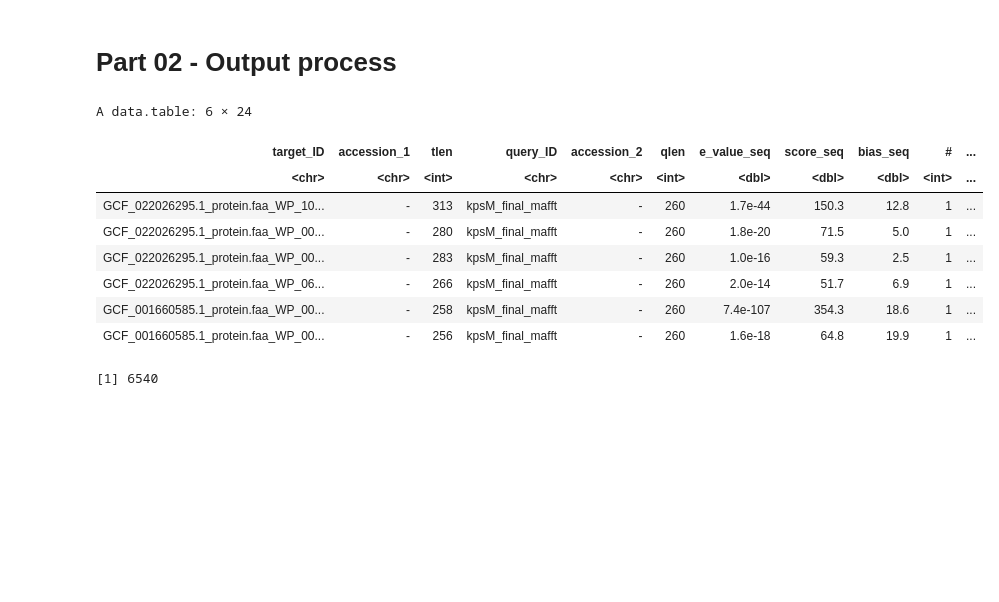
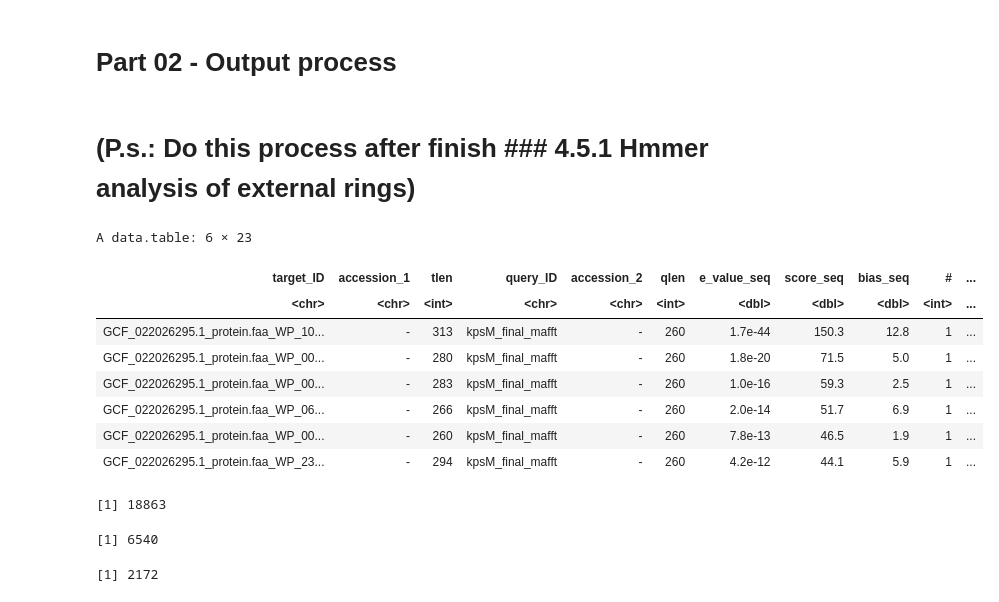
Before and after one commit to edtankian97/microbiota_sialylation, a Jupyter notebook: genomes_download/scripts/jupyter_scripts/hmm_process_external_rings.ipynb, the cells around one changed output. Cells and saved outputs as stored; diff of their text form; code cells hidden in the pictures; blank space fills up the shorter version.

```diff
--- a/genomes_download/scripts/jupyter_scripts/hmm_process_external_rings.ipynb
+++ b/genomes_download/scripts/jupyter_scripts/hmm_process_external_rings.ipynb
@@ -141,30 +141,50 @@ write_tsv(cover_neuD_ncbi_filter, "Protein_database/external_rings_models/extern
 write_tsv(cover_neuO_ncbi_filter, "Protein_database/external_rings_models/external_rings_output/cover_neuO_ncbi_filter.tsv")
 # %% [markdown]
 # Part 02 - Output process
+# %% [markdown]
+# (P.s.: Do this process after finish ### 4.5.1 Hmmer analysis of external rings)
 # %%
 #KpsM
 #Update file PATH, if necessary.
-#wrong output
-View_kpsM_ncbi_40_complete <-fread("plots_data/hmmer_out/final_kpsM_complete_process.tsv", fill =Inf
-)[, 1:24]
+View_kpsM_ncbi_40_complete <-fread("plots_data/hmmer_out/file_output_kpsM.tsv", fill =Inf
+)[, 1:23]
 
-column_names <-c("target_ID", "accession_1", "tlen", "query_ID", "accession_2", "qlen", "e_value_seq",
+column_names_external <-c("target_ID", "accession_1", "tlen", "query_ID", "accession_2", "qlen", "e_value_seq",
                  "score_seq", "bias_seq", "#", "of", "c_value", "i_value", "score_dom", "bias_dom",
-                 "hmm_from", "hmm_to", "ali_from", "ali_to", "env_from", "env_to", "acc", "description",
-                 "of_1")
+                 "hmm_from", "hmm_to", "ali_from", "ali_to", "env_from", "env_to", "acc", "description")
 
-setnames(View_kpsM_ncbi_40_complete, column_names)
+setnames(View_kpsM_ncbi_40_complete, column_names_external)
 
 head(View_kpsM_ncbi_40_complete)
 nrow(View_kpsM_ncbi_40_complete)
 # %% [output]
-A data.table: 6 × 24
+A data.table: 6 × 23
 | target_ID | accession_1 | tlen | query_ID | accession_2 | qlen | e_value_seq | score_seq | bias_seq | # | ... |
 | <chr> | <chr> | <int> | <chr> | <chr> | <int> | <dbl> | <dbl> | <dbl> | <int> | ... |
 | GCF_022026295.1_protein.faa_WP_10... | - | 313 | kpsM_final_mafft | - | 260 | 1.7e-44 | 150.3 | 12.8 | 1 | ... |
 | GCF_022026295.1_protein.faa_WP_00... | - | 280 | kpsM_final_mafft | - | 260 | 1.8e-20 | 71.5 | 5.0 | 1 | ... |
 | GCF_022026295.1_protein.faa_WP_00... | - | 283 | kpsM_final_mafft | - | 260 | 1.0e-16 | 59.3 | 2.5 | 1 | ... |
 | GCF_022026295.1_protein.faa_WP_06... | - | 266 | kpsM_final_mafft | - | 260 | 2.0e-14 | 51.7 | 6.9 | 1 | ... |
-| GCF_001660585.1_protein.faa_WP_00... | - | 258 | kpsM_final_mafft | - | 260 | 7.4e-107 | 354.3 | 18.6 | 1 | ... |
-| GCF_001660585.1_protein.faa_WP_00... | - | 256 | kpsM_final_mafft | - | 260 | 1.6e-18 | 64.8 | 19.9 | 1 | ... |
+| GCF_022026295.1_protein.faa_WP_00... | - | 260 | kpsM_final_mafft | - | 260 | 7.8e-13 | 46.5 | 1.9 | 1 | ... |
+| GCF_022026295.1_protein.faa_WP_23... | - | 294 | kpsM_final_mafft | - | 260 | 4.2e-12 | 44.1 | 5.9 | 1 | ... |
-[1] 6540
+[1] 18863
+# %%
+# Get unique ID by target_ID column
+View_kpsM_ncbi_40_complete_process <-View_kpsM_ncbi_40_complete %>% distinct(View_kpsM_ncbi_40_complete$target_ID, .keep_all = TRUE)
+
+# Filter e-value and bit-score
+final_kpsM_complete_process <-View_kpsM_ncbi_40_complete_process %>%
+  filter(View_kpsM_ncbi_40_complete_process$e_value_seq <= 0.001 & View_kpsM_ncbi_40_complete_process$score_seq >= 50.0)
+
+# Get GCF_ID
+final_kpsM_complete_process$GCF_ID <- str_extract(final_kpsM_complete_process$target_ID, "^[^_]+_[^_]+")
+
+# Get unique ID by GCF_ID column
+final_kpsM_complete_process_ID <- final_kpsM_complete_process%>% distinct(GCF_ID, .keep_all = TRUE)
+
+# Get how many passed the filtering
+nrow(final_kpsM_complete_process)
+nrow(final_kpsM_complete_process_ID)
+# %% [output]
+[1] 6540
+[1] 2172
```
Also changed, not shown: parts of 10 cells of this notebook, 24 other files.
